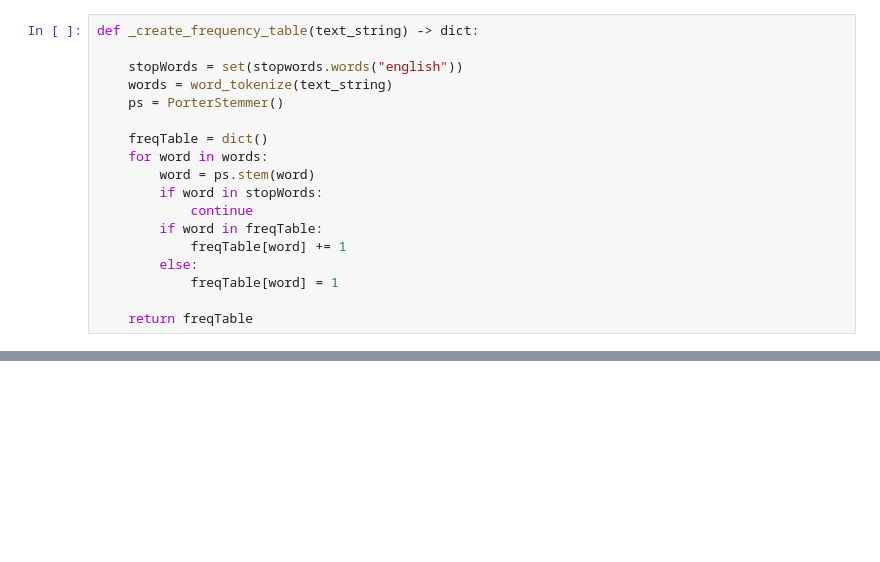
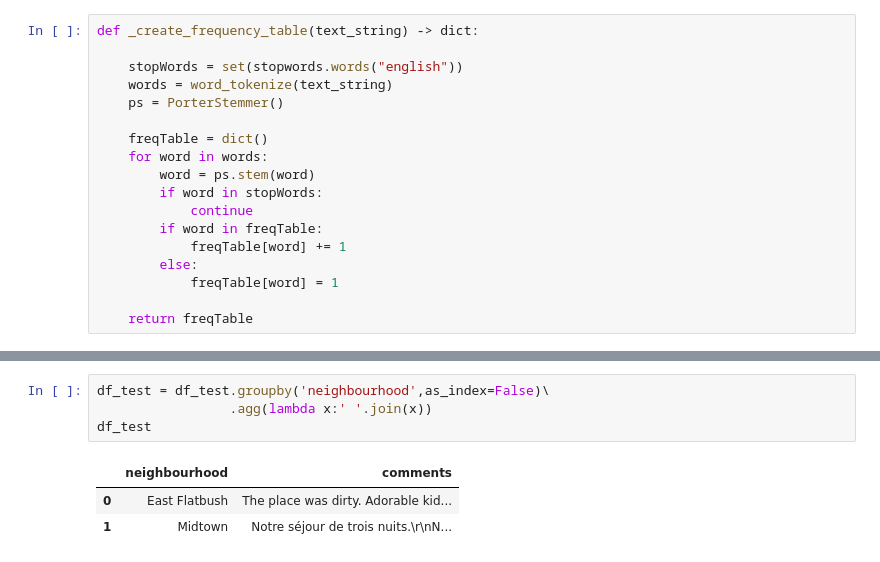
Before and after one commit to henryjcheng/stats418-final-project, a Jupyter notebook: sandbox.ipynb, the cells around one changed output, grey strips where cells are left out. Drawn from its saved outputs; the diff is of its cells as text; blank space fills up the shorter version.

```diff
--- a/sandbox.ipynb
+++ b/sandbox.ipynb
@@ -178,0 +275,8 @@ freq_table
+# %%
+df_test = df_test.groupby('neighbourhood',as_index=False)\
+                 .agg(lambda x:' '.join(x))
+df_test
+# %% [output]
+|  | neighbourhood | comments |
+| 0 | East Flatbush | The place was dirty. Adorable kid... |
+| 1 | Midtown | Notre séjour de trois nuits.\r\nN... |
```
Also changed, not shown: parts of 30 cells of this notebook, 1 other file.
